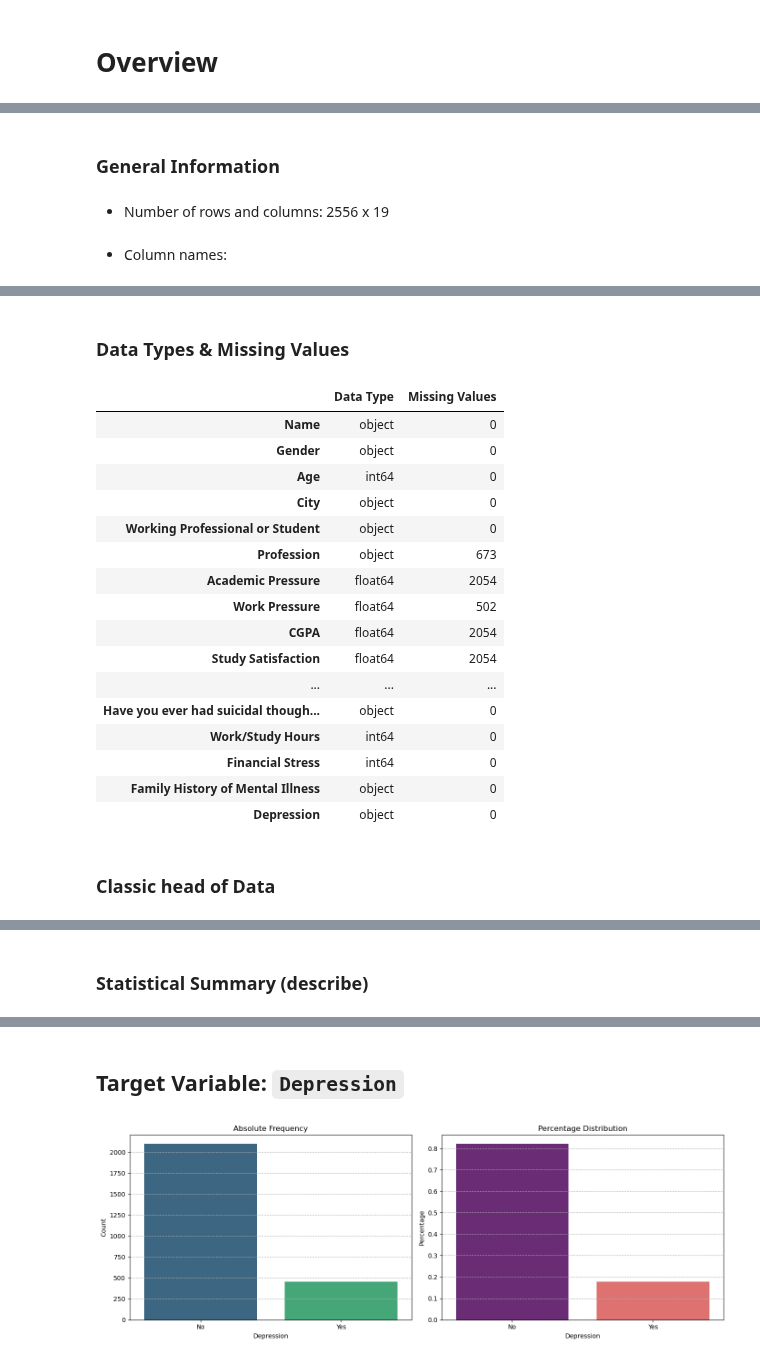
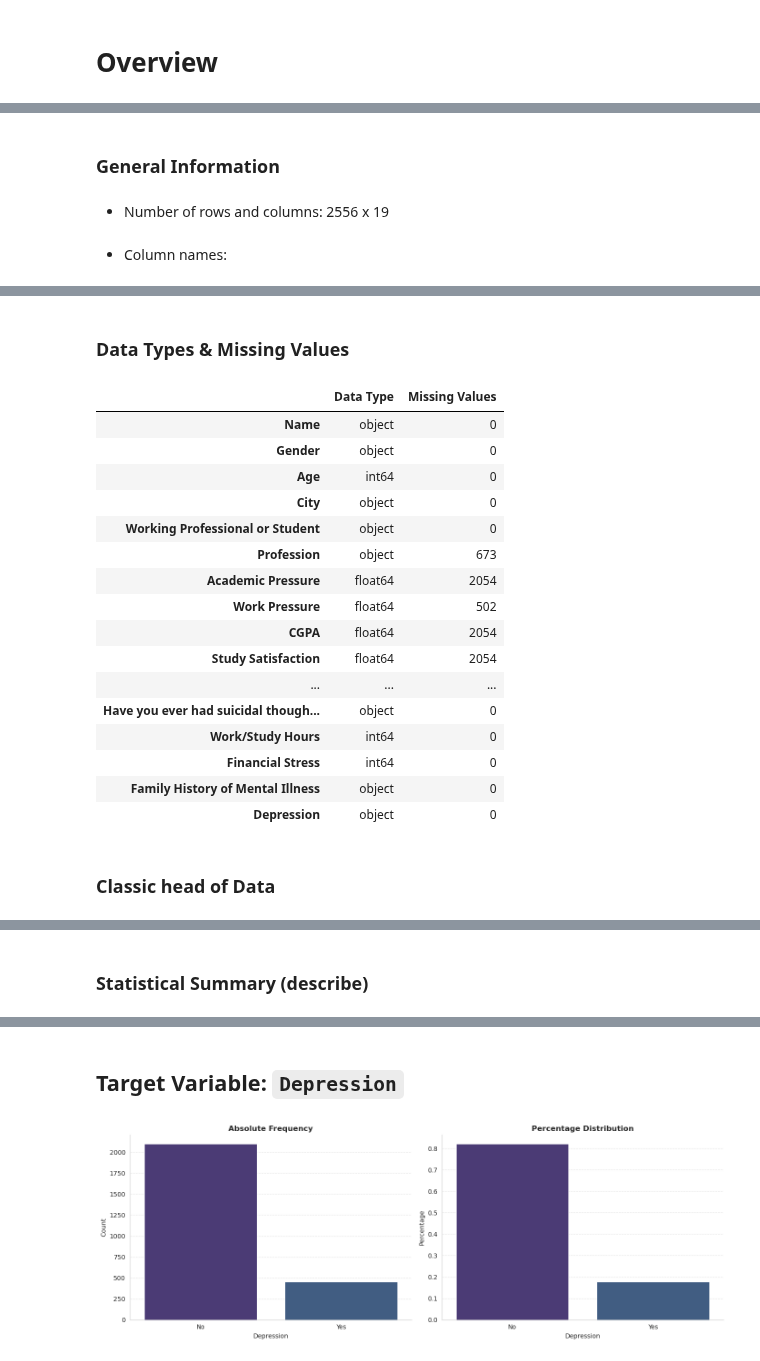
Before and after one commit to mailmezorro/playground-series-s4e11, a Jupyter notebook: EDA/playground-series-s4e11-eda.ipynb, the cells around one changed output, grey strips where cells are left out. Drawn from its saved outputs; the diff is of its cells as text; code cells hidden in the pictures.

```diff
--- a/EDA/playground-series-s4e11-eda.ipynb
+++ b/EDA/playground-series-s4e11-eda.ipynb
@@ -88,34 +124,32 @@ def data_overview(data, target):
 
     # Target variable analysis
     display(Markdown(f"## Target Variable: `{target}`"))
-    sns.set_style("whitegrid")  # Dezentes Grid für bessere Lesbarkeit
-    sns.set_palette("pastel")   # Sanfte Pastellfarben
+    sns.set_style("whitegrid")
+    sns.set_palette("viridis")
 
     fig, ax = plt.subplots(1, 2, figsize=(14, 5))
 
     # Absolute frequency barplot
     sns.barplot(x=data[target].value_counts().index,
                 y=data[target].value_counts(),
-                ax=ax[0],
-                palette="pastel")
+                ax=ax[0])
 
     ax[0].set_title("Absolute Frequency", fontsize=12, fontweight="bold")
     ax[0].set_ylabel("Count")
     ax[0].set_xlabel(target)
-    ax[0].grid(axis="y", linestyle="--", alpha=0.5)  # Dezentes Grid
+    ax[0].grid(axis="y", linestyle="--", alpha=0.5)
 
     # Percentage distribution barplot
     sns.barplot(x=data[target].value_counts().index,
                 y=data[target].value_counts(normalize=True),
-                ax=ax[1],
-                palette="Set2")  # Elegante, harmonische Pastellfarben
+                ax=ax[1])
 
     ax[1].set_title("Percentage Distribution", fontsize=12, fontweight="bold")
     ax[1].set_ylabel("Percentage")
     ax[1].set_xlabel(target)
     ax[1].grid(axis="y", linestyle="--", alpha=0.5)
 
-    # Entfernt überflüssige Rahmen für minimalistischen Look
+
     for spine in ["top", "right"]:
         ax[0].spines[spine].set_visible(False)
         ax[1].spines[spine].set_visible(False)
@@ -123,36 +157,6 @@ def data_overview(data, target):
     plt.tight_layout()
     plt.show()
 
-
-
-'''
-'    fig, ax = plt.subplots(1, 2, figsize=(14, 5))
-
-    # Bar plot for target variable (classification)
-    sns.barplot(x=data[target].value_counts().index,
-                y=data[target].value_counts(),
-                ax=ax[0],
-                palette="viridis")
-    ax[0].set_title("Absolute Frequency")
-    ax[0].set_ylabel("Count")
-    ax[0].grid(axis="y", linestyle="--")
-
-    sns.barplot(x=data[target].value_counts().index,
-                y=data[target].value_counts(normalize=True),
-                ax=ax[1],
-                palette="magma")  # Andere Optionen: "viridis", "Blues", "magma"
-
-    # Percentage distribution
-    #data[target].value_counts(normalize=True).plot(kind="bar", ax=ax[1], color="skyblue")
-    ax[1].set_title("Percentage Distribution")
-    ax[1].set_ylabel("Percentage")
-    ax[1].grid(axis="y", linestyle="--")
-
-    plt.tight_layout()
-    plt.show()'''
-
-
-
 data_overview(original_data, 'Depression')
 # %% [output]
 ## Data Overview
@@ -187,31 +191,31 @@ data_overview(original_data, 'Depression')
 | Working Professional or Student | object | 0 |
 | Profession | object | 673 |
 | Academic Pressure | float64 | 2054 |
 | Work Pressure | float64 | 502 |
 | CGPA | float64 | 2054 |
 | Study Satisfaction | float64 | 2054 |
 | ... | ... | ... |
 | Have you ever had suicidal though... | object | 0 |
 | Work/Study Hours | int64 | 0 |
 | Financial Stress | int64 | 0 |
 | Family History of Mental Illness | object | 0 |
 | Depression | object | 0 |
 ### Classic head of Data
 |  | Name | Gender | Age | City | Working Professional or Student | Profession | Academic Pressure | ... |
 | 0 | Pooja | Female | 37 | Ghaziabad | Working Professional | Teacher | nan | ... |
 | 1 | Reyansh | Male | 60 | Kalyan | Working Professional | Financial Analyst | nan | ... |
 | 2 | Manvi | Female | 42 | Bhopal | Working Professional | Teacher | nan | ... |
 | 3 | Isha | Female | 44 | Thane | Working Professional | Teacher | nan | ... |
 | 4 | Aarav | Male | 48 | Indore | Working Professional | UX/UI Designer | nan | ... |
 ### Statistical Summary (describe)
 |  | count | mean | std | min | 25% | 50% | 75% | max |
 | Age | 2556.000000 | 39.043036 | 12.260596 | 18.000000 | 28.000000 | 39.000000 | 50.000000 | 60.000000 |
 | Academic Pressure | 502.000000 | 3.003984 | 1.390007 | 1.000000 | 2.000000 | 3.000000 | 4.000000 | 5.000000 |
 | Work Pressure | 2054.000000 | 3.021908 | 1.417312 | 1.000000 | 2.000000 | 3.000000 | 4.000000 | 5.000000 |
 | CGPA | 502.000000 | 7.567809 | 1.465367 | 5.030000 | 6.210000 | 7.605000 | 8.825000 | 10.000000 |
 | Study Satisfaction | 502.000000 | 3.075697 | 1.373490 | 1.000000 | 2.000000 | 3.000000 | 4.000000 | 5.000000 |
 | Job Satisfaction | 2054.000000 | 3.015093 | 1.418432 | 1.000000 | 2.000000 | 3.000000 | 4.000000 | 5.000000 |
 | Work/Study Hours | 2556.000000 | 6.023865 | 3.771743 | 0.000000 | 3.000000 | 6.000000 | 9.000000 | 12.000000 |
 | Financial Stress | 2556.000000 | 2.968701 | 1.415527 | 1.000000 | 2.000000 | 3.000000 | 4.000000 | 5.000000 |
 ## Target Variable: `Depression`
-[figure, old version]
+[figure, new version]
```
Also changed, not shown: parts of 4 cells of this notebook.
